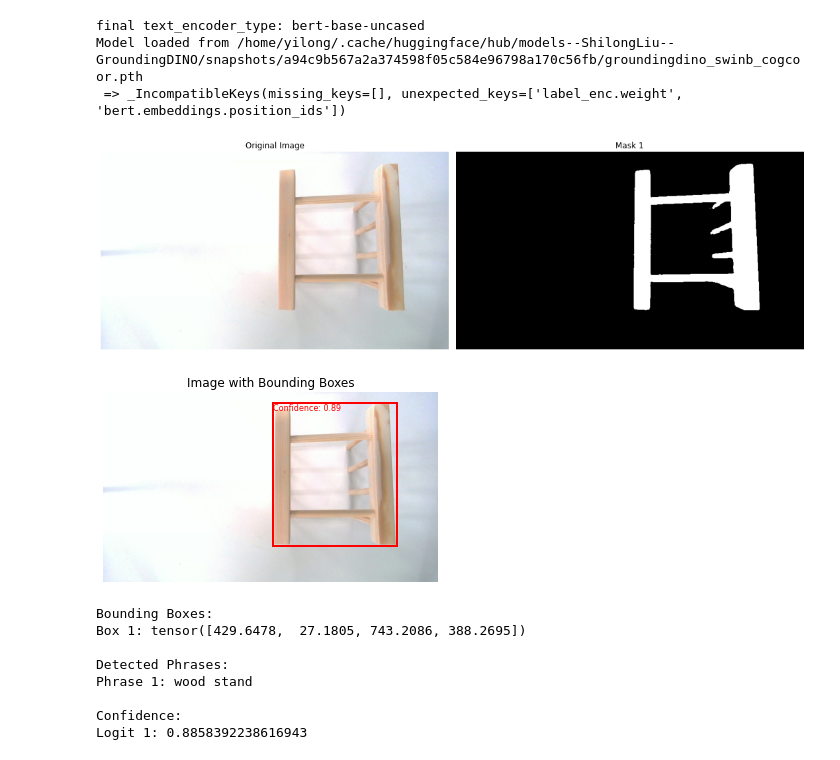
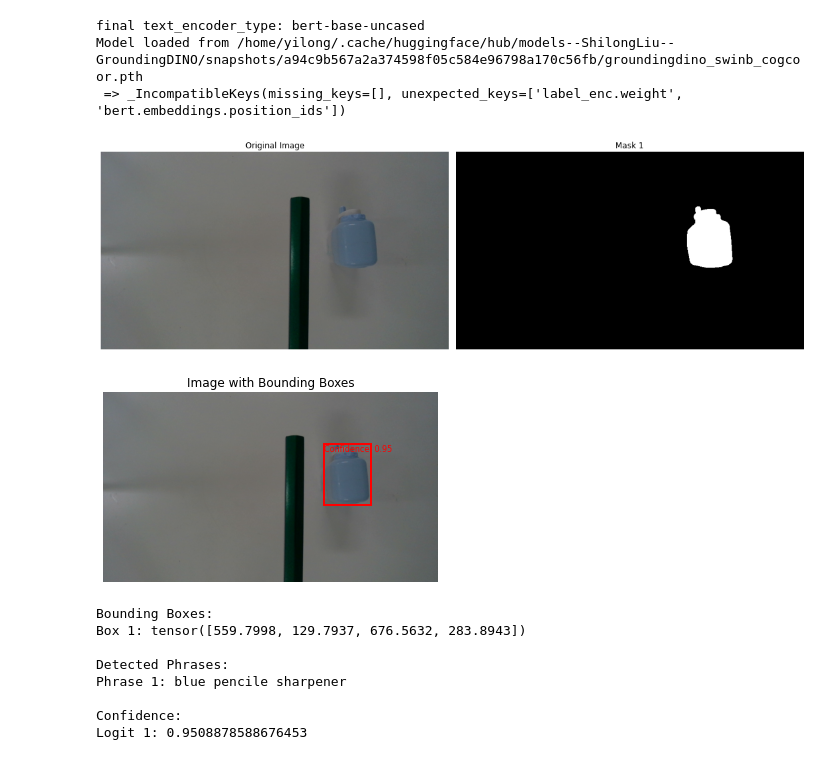
Before and after one commit to yw14218/yumi_oneshot, a Jupyter notebook: collect_image.ipynb, the cells around one changed output. Saved outputs shown, nothing was run; the diff lists cells and outputs as text; code cells hidden in the pictures.

```diff
--- a/collect_image.ipynb
+++ b/collect_image.ipynb
@@ -163,37 +161,38 @@ def print_logits(logits):
     for i, logit in enumerate(logits):
         print(f"Logit {i+1}: {logit}")
 # %%
-image_pil = rgb_image.copy()
-masks, boxes, phrases, logits = model.predict(rgb_image, text_prompt)
+image_pil = rgb_image_wrist.copy()
+text_prompt = "blue pencile sharpener"
+masks, boxes, phrases, logits = model.predict(image_pil, text_prompt)
 
 if len(masks) == 0:
     print(f"No objects of the '{text_prompt}' prompt detected in the image.")
 else:
     # Convert masks to numpy arrays
     masks_np = [mask.squeeze().cpu().numpy() for mask in masks]
 
     # Display the original image and masks side by side
     display_image_with_masks(image_pil, masks_np)
     # Display the image with bounding boxes and confidence scores
     display_image_with_boxes(image_pil, boxes, logits)
 
     # Save the masks
     for i, mask_np in enumerate(masks_np):
-        mask_path = f"data/{DIR}/demo_head_seg{i+1}.png"
+        mask_path = f"{DIR}/demo_head_seg{i+1}.png"
         save_mask(mask_np, mask_path)
 
     # Print the bounding boxes, phrases, and logits
     print_bounding_boxes(boxes)
     print_detected_phrases(phrases)
     print_logits(logits)
 # %% [output]
-[figure, old version]
+[figure, new version]
-[figure, old version]
+[figure, new version]
 Bounding Boxes:
-Box 1: tensor([429.6478,  27.1805, 743.2086, 388.2695])
+Box 1: tensor([559.7998, 129.7937, 676.5632, 283.8943])
 
 Detected Phrases:
-Phrase 1: wood stand
+Phrase 1: blue pencile sharpener
 
 Confidence:
-Logit 1: 0.8858392238616943
+Logit 1: 0.9508878588676453
```
Also changed, not shown: parts of 4 cells of this notebook, 39 other files.
